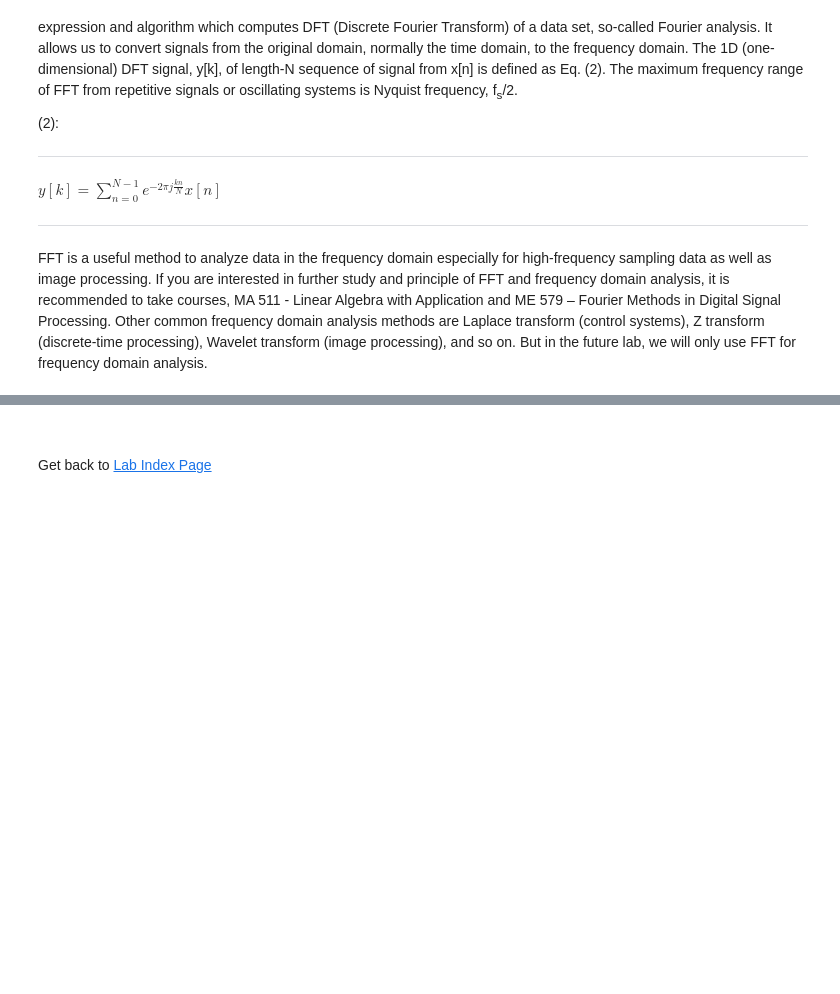
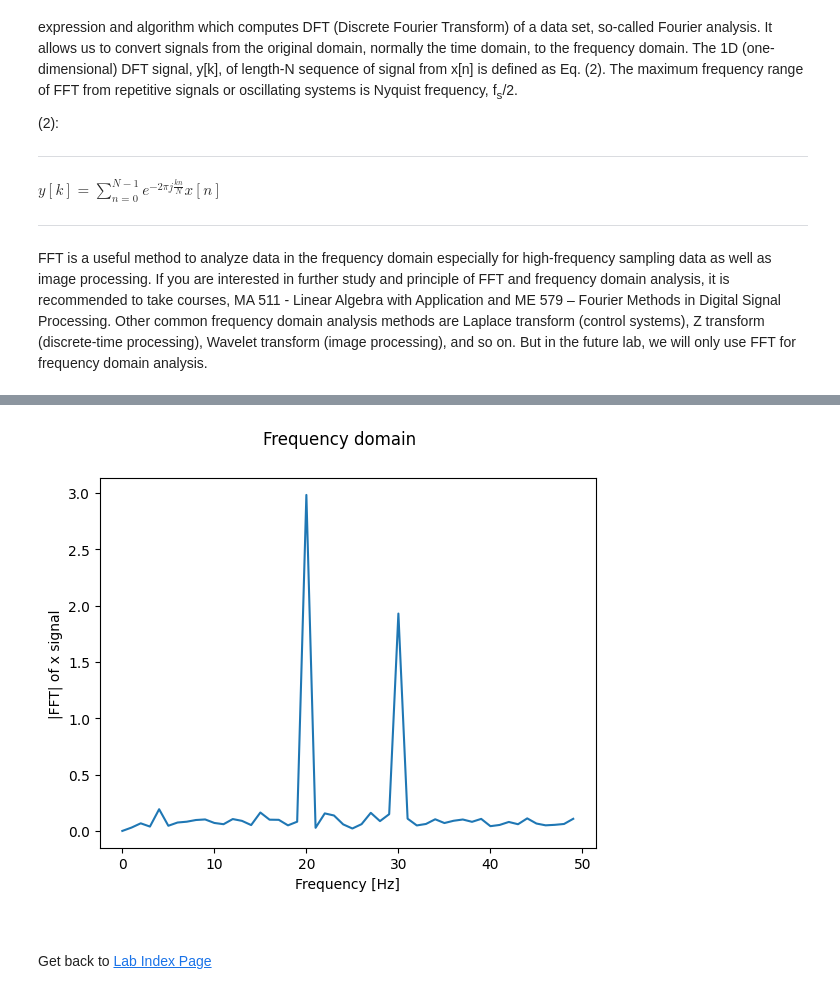
Before and after one commit to rd908213/ME-597-IIoT, a Jupyter notebook: lab/lab2/PL2_Colab2.ipynb, the cells around one changed output, grey strips where cells are left out. Saved outputs shown, nothing was run; the diff lists cells and outputs as text; code cells hidden in the pictures; blank space fills up the shorter version.

```diff
--- a/lab/lab2/PL2_Colab2.ipynb
+++ b/lab/lab2/PL2_Colab2.ipynb
@@ -213,3 +260,30 @@ Your graph should look like the one below
+# %%
+#Insert your code for FFT here:
+
+#First, import fft libraries
+from scipy.fft import fft, fftfreq
+
+#FFT function.
+def get_fft(x, T, N):
+    f = fftfreq(N, T)[:N//2]
+    y_mag = 2/N * np.abs(fft(x)[:N//2])
+    y_mag[0] = 0 # Making 0 Hz frequency component zero
+    return f, y_mag
+
+#Output variables
+f_x, y_x = get_fft(x, T, N) #Signal x is been used
+
+#Plotting fft vs Hz
+fig2 = plt.figure(1)
+ax2 = fig2.gca()
+fig2.suptitle('Frequency domain')
+ax2.plot(f_x,y_x,'tab:blue')
+ax2.set_ylabel('|FFT| of x signal')
+ax2.set_xlabel('Frequency [Hz]')
+
+plt.show()
+# %% [output]
+[figure, added]
 # %% [markdown]
 <br></br>
 
```
Also changed, not shown: parts of 6 cells of this notebook, 4 other files.
